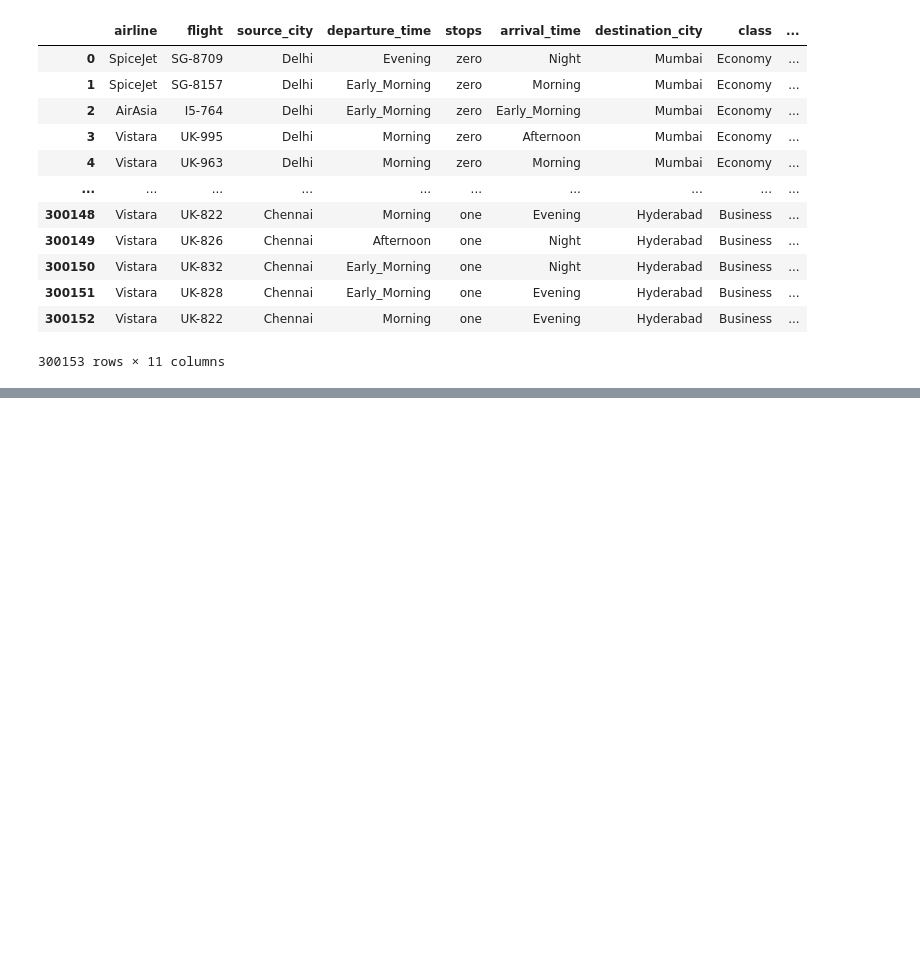
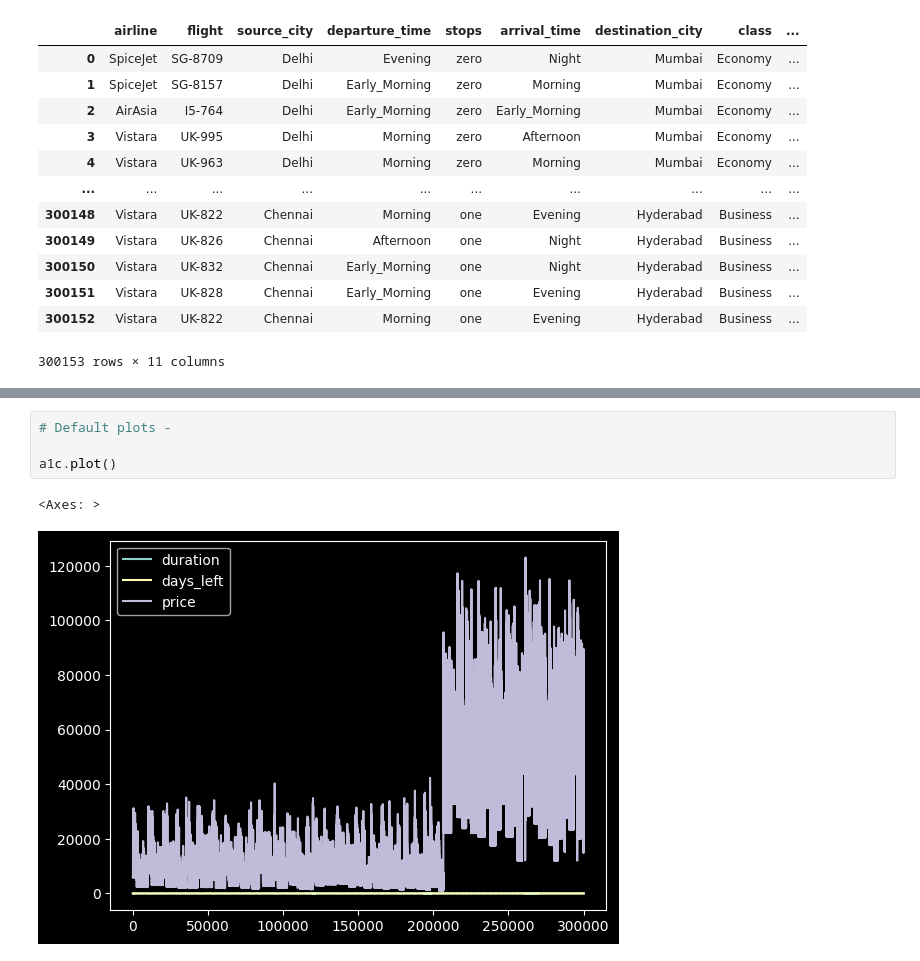
Before and after one commit to xyizko/xo-mathz, a Jupyter notebook: nb/yt-pandas-2.1.ipynb, the cells around one changed output, grey strips where cells are left out. Saved outputs shown, nothing was run; the diff lists cells and outputs as text; blank space fills up the shorter version.

Commit message:
Kaggle Notebook | yt-pandas-2.1 | Plots

```diff
--- a/nb/yt-pandas-2.1.ipynb
+++ b/nb/yt-pandas-2.1.ipynb
@@ -123,0 +160,7 @@ a1c
+# %%
+# Default plots -
+
+a1c.plot()
+# %% [output]
+<Axes: >
+[figure, added]
```
Also changed, not shown: parts of 10 cells of this notebook.
